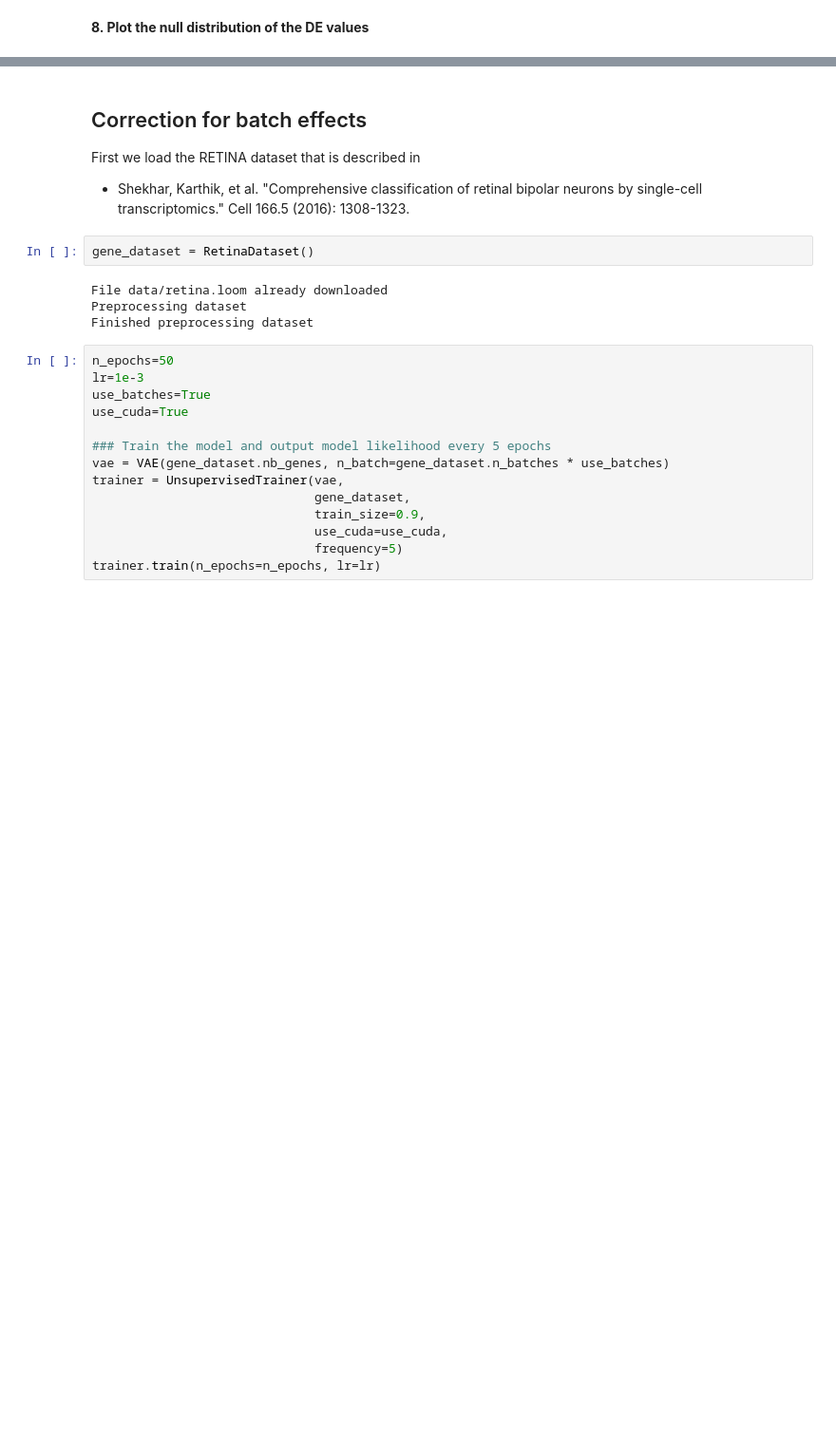
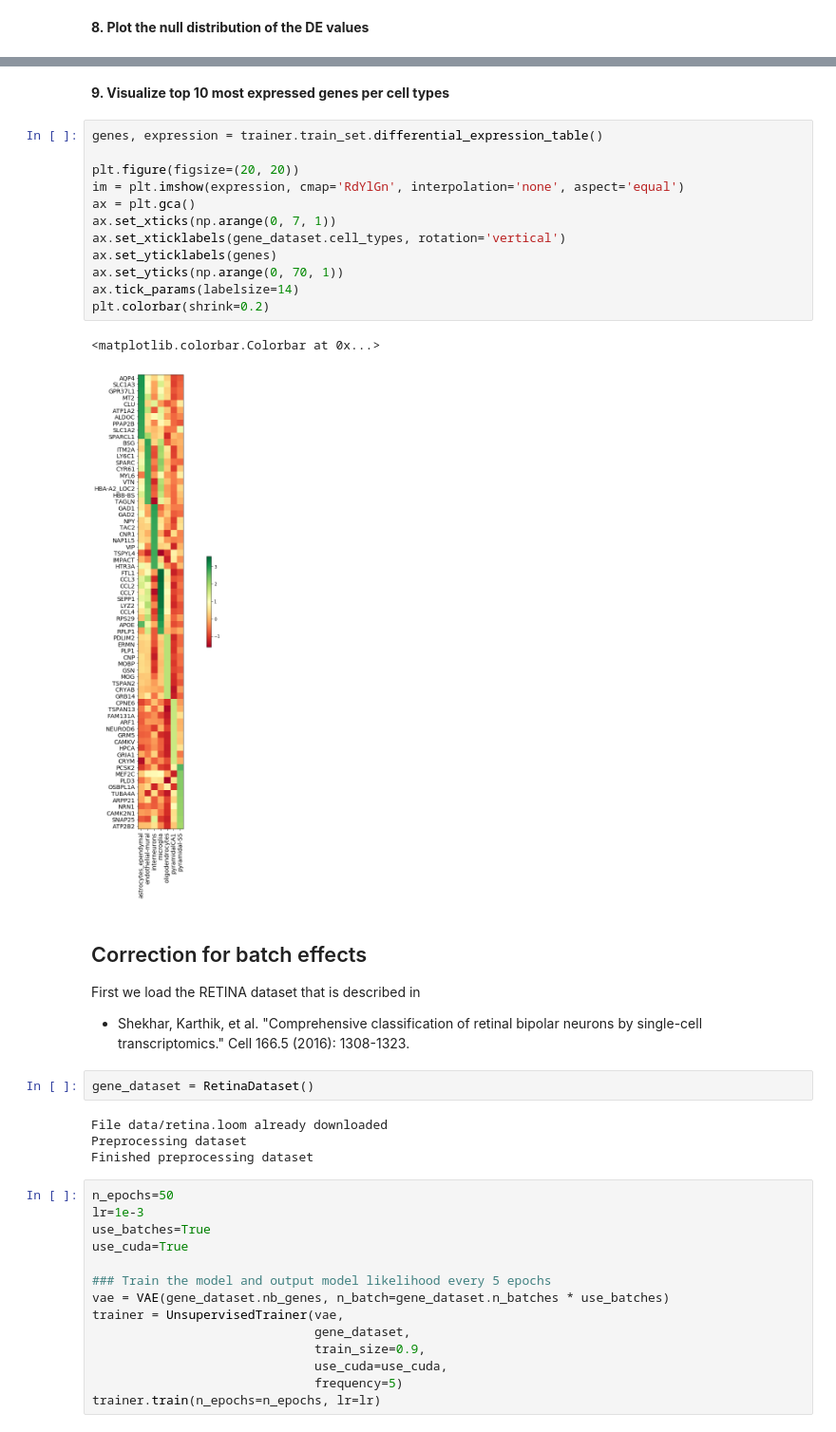
Before and after one commit to gabmis/scVI, a Jupyter notebook: docs/notebooks/basic_tutorial.ipynb, the cells around one changed output, grey strips where cells are left out. Shown at 95% size. Cells and saved outputs as stored; diff of their text form; blank space fills up the shorter version.

```diff
--- a/docs/notebooks/basic_tutorial.ipynb
+++ b/docs/notebooks/basic_tutorial.ipynb
@@ -229,3 +236,20 @@ plt.hist(res2)
+# %% [markdown]
+**9. Visualize top 10 most expressed genes per cell types**
+# %%
+genes, expression = trainer.train_set.differential_expression_table()
+
+plt.figure(figsize=(20, 20))
+im = plt.imshow(expression, cmap='RdYlGn', interpolation='none', aspect='equal')
+ax = plt.gca()
+ax.set_xticks(np.arange(0, 7, 1))
+ax.set_xticklabels(gene_dataset.cell_types, rotation='vertical')
+ax.set_yticklabels(genes)
+ax.set_yticks(np.arange(0, 70, 1))
+ax.tick_params(labelsize=14)
+plt.colorbar(shrink=0.2)
+# %% [output]
+<matplotlib.colorbar.Colorbar at 0x...>
+[figure, added]
 # %% [markdown]
 ## Correction for batch effects
 
```
Also changed, not shown: parts of 12 cells of this notebook, 6 other files.
